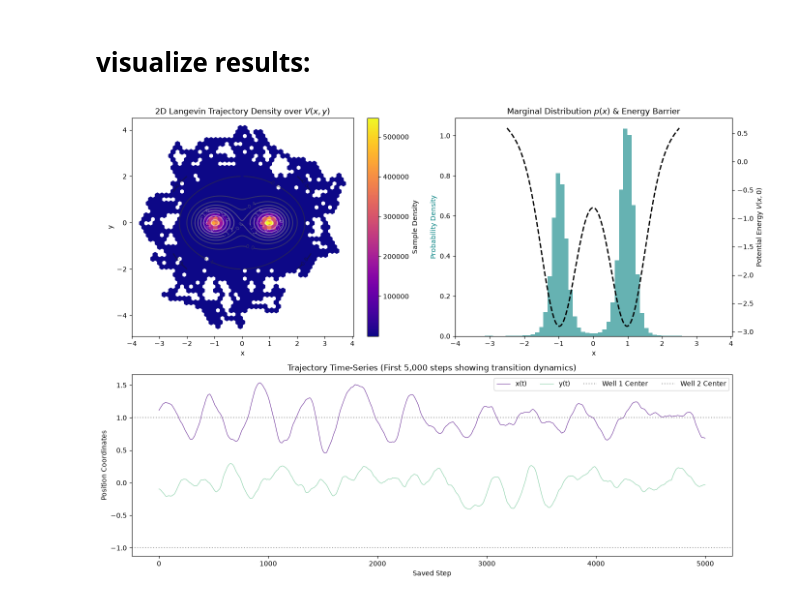
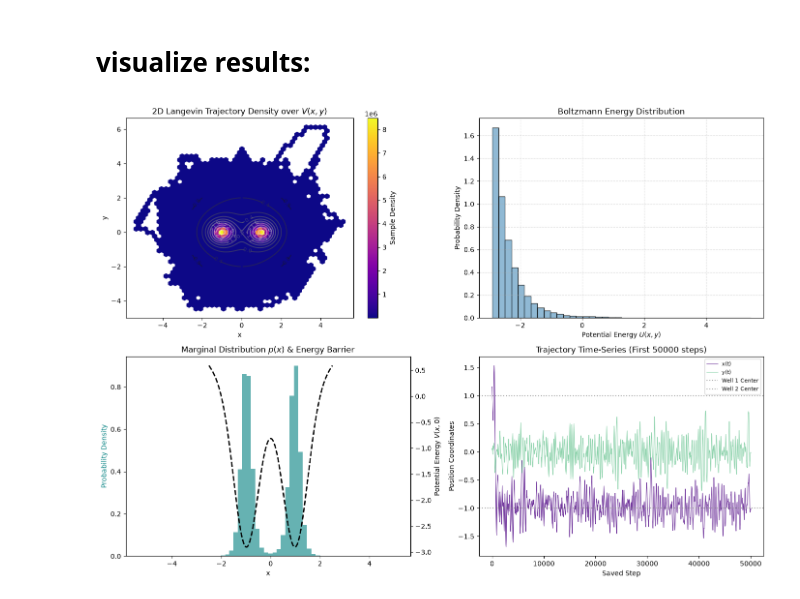
Before and after one commit to Clara2223/diff-emulation-diffusion-model, a Jupyter notebook: init_problem/MD/Tiny_MD_sim.ipynb, the cells around one changed output. Cells and saved outputs as stored; diff of their text form; code cells hidden in the pictures.

```diff
--- a/init_problem/MD/Tiny_MD_sim.ipynb
+++ b/init_problem/MD/Tiny_MD_sim.ipynb
@@ -3,8 +4,6 @@ import matplotlib.pyplot as plt
 # %% [markdown]
 # MD simulation to generate training data
 # %%
-import numpy as np
-
 np.random.seed(3)
 
 # Reduced units for the toy double-well system
@@ -12,8 +11,8 @@ dt = 0.005
 mass = 1.0                              #for the Li+ this would be about 6.94 amu, but used reduced units here
 gamma = 1.0
 kBT = 0.4
-n_steps = 10000000
-burn_in = 5000                          #steps to ignor before saving trajectory ("equilibration" ål )
+n_steps = 1e8
+burn_in = 5e4                          #steps to ignor before saving trajectory ("equilibration" ål )
 
 # Gaussian double-well parameters
 A1, x1, y1, s1 = 3.0, -1.0, 0.0, 0.5
@@ -69,7 +68,7 @@ energy_traj = np.asarray(energy_traj, dtype=np.float32)
 import datetime
 date = datetime.datetime.now().strftime("%Y%m%d_%H%M%S")
 np.savez_compressed(
-    f"/Users/clarawimmelmann/Desktop/Energy_specialCourse/init_problem/train_data/double_well_data_{n_steps}steps_{date}.npz",
+    f"/Users/clarawimmelmann/Desktop/Energy_specialCourse/init_problem/train_data/double_well_data_{n_steps}steps_{burn_in}burn_{date}.npz",
     positions=positions,
     velocities=velocities,
     energy=energy_traj,
@@ -138,55 +185,64 @@ print(f"Green-Kubo (VACF) Method: {D_green_kubo:.5f}")
 # %% [markdown]
 # visualize results:
 # %%
+# Ensure trajectory variables are NumPy arrays
+x_traj_arr = np.asarray(x_traj)
+y_traj_arr = np.asarray(y_traj)
 
-# --- 2. Multi-Panel Visualization ---
+
 fig = plt.figure(figsize=(14, 10))
-gs = fig.add_gridspec(2, 2, height_ratios=[1.2, 1])
+gs = fig.add_gridspec(2, 2)
 
-# Panel 1: 2D Density & Potential Energy Surface
+# subfig 1: 2D Density & Potential Energy Surface
 ax1 = fig.add_subplot(gs[0, 0])
 x_grid = np.linspace(-2.5, 2.5, 200)
 y_grid = np.linspace(-2.0, 2.0, 200)
 X, Y = np.meshgrid(x_grid, y_grid)
 Z = potential(X, Y)
-
 contour = ax1.contour(X, Y, Z, levels=12, cmap='Greys', alpha=0.5)
 ax1.clabel(contour, inline=True, fontsize=8)
-hb = ax1.hexbin(x_traj, y_traj, gridsize=45, cmap='plasma', mincnt=1)
+hb = ax1.hexbin(x_traj_arr, y_traj_arr, gridsize=45, cmap='plasma', mincnt=1)
 fig.colorbar(hb, ax=ax1, label='Sample Density')
 ax1.set_title("2D Langevin Trajectory Density over $V(x,y)$")
 ax1.set_xlabel("x")
 ax1.set_ylabel("y")
 
-# Panel 2: 1D Position Marginal vs Potential Profile
+# subfig 2: Boltzmann Energy Distribution
 ax2 = fig.add_subplot(gs[0, 1])
-ax2_twin = ax2.twinx()
+energies = potential(x_traj_arr, y_traj_arr)
+ax2.hist(energies, bins=40, density=True, color='#6ba2c6', edgecolor='black', alpha=0.75)
+ax2.set_title("Boltzmann Energy Distribution")
+ax2.set_xlabel("Potential Energy $U(x, y)$")
+ax2.set_ylabel("Probability Density")
+ax2.grid(True, linestyle='--', alpha=0.5)
 
-# Plot x-marginal distribution
-ax2.hist(x_traj, bins=60, density=True, color='teal', alpha=0.6, label='Sample Density $p(x)$')
-# Overlay Potential Profile V(x, 0)
+# subfig 3: 1D Position Marginal vs Potential Profile
+ax3 = fig.add_subplot(gs[1, 0])
+ax3_twin = ax3.twinx()
+ax3.hist(x_traj_arr, bins=60, density=True, color='teal', alpha=0.6, label='Sample Density $p(x)$')
 x_line = np.linspace(-2.5, 2.5, 300)
-ax2_twin.plot(x_line, potential(x_line, 0.0), color='black', lw=2, linestyle='--', label='$V(x, 0)$')
+ax3_twin.plot(x_line, potential(x_line, 0.0), color='black', lw=2, linestyle='--', label='$V(x, 0)$')
+ax3.set_title("Marginal Distribution $p(x)$ & Energy Barrier")
+ax3.set_xlabel("x")
+ax3.set_ylabel("Probability Density", color='teal')
+ax3_twin.set_ylabel("Potential Energy $V(x, 0)$", color='black')
 
-ax2.set_title("Marginal Distribution $p(x)$ & Energy Barrier")
-ax2.set_xlabel("x")
-ax2.set_ylabel("Probability Density", color='teal')
-ax2_twin.set_ylabel("Potential Energy $V(x, 0)$", color='black')
-
-# Panel 3: Trajectory Walk (Barrier Hopping Time-Series)
-ax3 = fig.add_subplot(gs[1, :])
-steps = np.arange(len(x_traj))
-ax3.plot(steps[:5000], x_traj[:5000], label='x(t)', color='indigo', alpha=0.8, lw=0.8)
-ax3.plot(steps[:5000], y_traj[:5000], label='y(t)', color='mediumseagreen', alpha=0.6, lw=0.8)
-ax3.axhline(-1.0, color='gray', linestyle=':', alpha=0.7, label='Well 1 Center')
-ax3.axhline(1.0, color='gray', linestyle=':', alpha=0.7, label='Well 2 Center')
-
-ax3.set_title("Trajectory Time-Series (First 5,000 steps showing transition dynamics)")
-ax3.set_xlabel("Saved Step")
-ax3.set_ylabel("Position Coordinates")
-ax3.legend(loc='upper right', ncol=4)
+# subfig 4: Trajectory Walk (Barrier Hopping Time-Series)
+ax4 = fig.add_subplot(gs[1, 1])
+steps = np.arange(len(x_traj_arr))
+#ax4.plot(steps[:5000], x_traj_arr[:5000], label='x(t)', color='indigo', alpha=0.8, lw=0.8)
+#ax4.plot(steps[:5000], y_traj_arr[:5000], label='y(t)', color='mediumseagreen', alpha=0.6, lw=0.8)
+ax4.plot(steps[:burn_in], x_traj_arr[:burn_in], label='x(t)', color='indigo', alpha=0.8, lw=0.8)
+ax4.plot(steps[:burn_in], y_traj_arr[:burn_in], label='y(t)', color='mediumseagreen', alpha=0.6, lw=0.8)
+ax4.axhline(-1.0, color='gray', linestyle=':', alpha=0.7, label='Well 1 Center')
+ax4.axhline(1.0, color='gray', linestyle=':', alpha=0.7, label='Well 2 Center')
+ax4.set_title(f"Trajectory Time-Series (First {burn_in} steps)")
+ax4.set_xlabel("Saved Step")
+ax4.set_ylabel("Position Coordinates")
+ax4.legend(loc='upper right', fontsize=8)
 
 plt.tight_layout()
+plt.savefig(f"/Users/clarawimmelmann/Desktop/Energy_specialCourse/init_problem/MD/viz_underdamped_{n_steps}steps_{burn_in}burn_{date}.png", dpi=300)
 plt.show()
 # %% [output]
-[figure, old version]
+[figure, new version]
```
Also changed, not shown: parts of 7 cells of this notebook.
